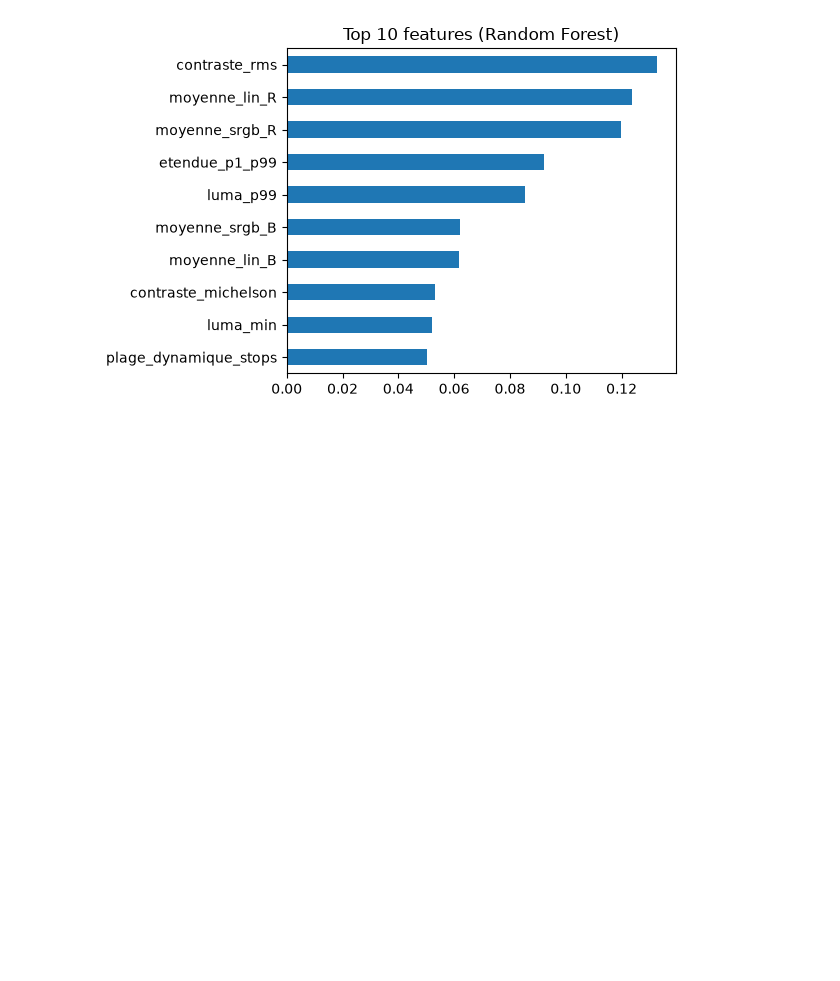
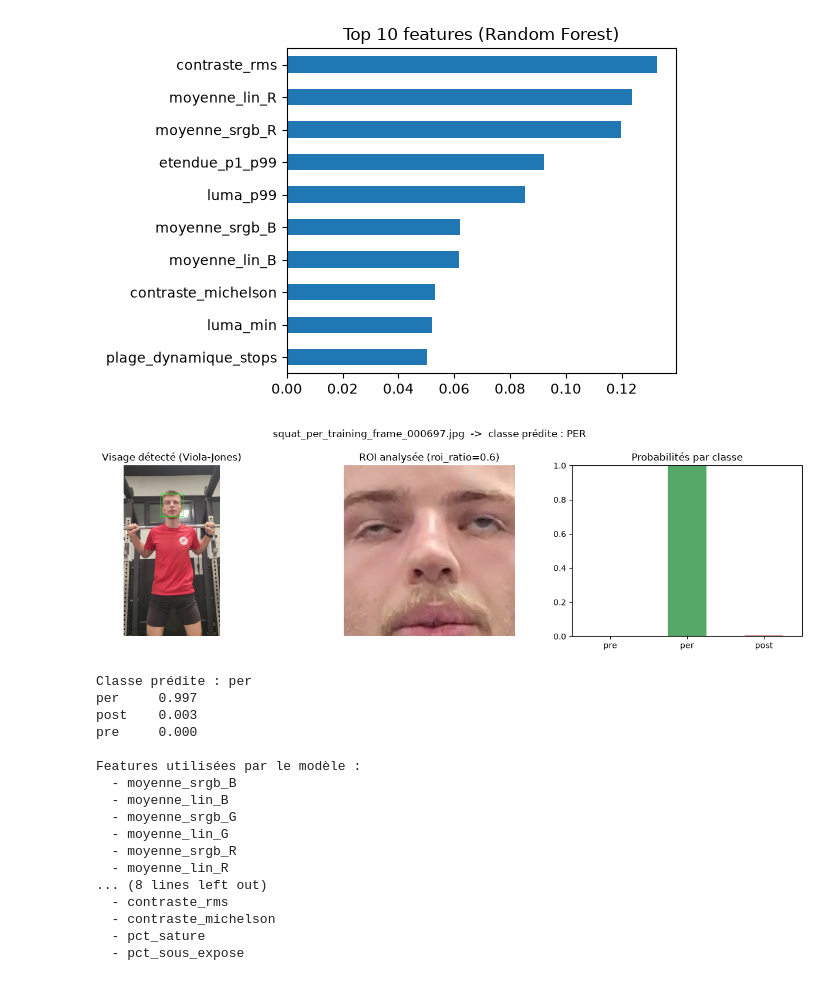
Before and after one commit to JoelSin-student/Computer-Vision-IEAP-project, a Jupyter notebook: src/colorimetry.ipynb, the cells around one changed output. Cells and saved outputs as stored; diff of their text form; code cells hidden in the pictures; blank space fills up the shorter version.

```diff
--- a/src/colorimetry.ipynb
+++ b/src/colorimetry.ipynb
@@ -153,7 +170,10 @@ def feature_plage_dynamique(img, eps=1e-4):
 ## Colorimetry function
 # %%
 def colorimetry(chemin, roi_ratio=0.6):
-    """Assemble tous les blocs de features sur le visage. Retourne None si pas de visage.
+    """Input : chemin de l'image à analyser, ratio de la région d'intérêt.
+    Output: dictionnaire de features colorimétriques.
+    Objectif : extraire les features colorimétriques d'une image.
+    Assemble tous les blocs de features sur le visage. Retourne None si pas de visage.
     Les prochains blocs (HSV, YCbCr, Lab, ITA...) s'ajouteront ici."""
     visage, bbox = detecter_visage(chemin, roi_ratio=roi_ratio)
     if visage is None:
@@ -277,3 +297,77 @@ Balanced accuracy : 0.963
 weighted avg       0.96      0.96      0.96       296
 [figure]
 [figure]
+# %%
+def tester_image(chemin, roi_ratio=0.6):
+    """Teste le modèle sur une image : visage détecté, features, classe prédite."""
+    chemin = Path(chemin)
+
+    # 1) Détection du visage (boîte complète pour l'affichage, ROI pour l'analyse)
+    img = cv2.imread(str(chemin))
+    if img is None:
+        raise FileNotFoundError(f"Image illisible : {chemin}")
+    visage, bbox = detecter_visage(img, roi_ratio=roi_ratio)
+    if visage is None:
+        print("Aucun visage détecté : impossible de classer cette image.")
+        return None
+
+    # 2) Features -> DataFrame avec les colonnes et l'ordre de l'entraînement
+    feats = colorimetry(chemin, roi_ratio=roi_ratio)
+    X = pd.DataFrame([feats])[FEATURES]
+
+    # 3) Prédiction
+    pred = modele_final.predict(X)[0]
+    proba = None
+    if hasattr(modele_final, "predict_proba"):
+        proba = pd.Series(modele_final.predict_proba(X)[0], index=modele_final.classes_)
+
+    # 4) Affichage : image annotée, ROI analysée, probabilités
+    x, y, w, h = bbox
+    annotee = img.copy()
+    cv2.rectangle(annotee, (x, y), (x + w, y + h), (0, 255, 0), 3)
+
+    fig, axes = plt.subplots(1, 3, figsize=(13, 4))
+    axes[0].imshow(cv2.cvtColor(annotee, cv2.COLOR_BGR2RGB))
+    axes[0].set_title("Visage détecté (Viola-Jones)")
+    axes[1].imshow(cv2.cvtColor(visage, cv2.COLOR_BGR2RGB))
+    axes[1].set_title(f"ROI analysée (roi_ratio={roi_ratio})")
+    if proba is not None:
+        proba.reindex(GROUPES).plot.bar(ax=axes[2], color=["#4C72B0", "#55A868", "#C44E52"])
+        axes[2].set_ylim(0, 1)
+        axes[2].set_title("Probabilités par classe")
+        axes[2].tick_params(axis="x", rotation=0)
+    for ax in axes[:2]:
+        ax.axis("off")
+    plt.suptitle(f"{chemin.name}  ->  classe prédite : {pred.upper()}", fontsize=12)
+    plt.tight_layout()
+    plt.show()
+
+    # 5) Features extraites (uniquement celles utilisées par le modèle)
+    print(f"Classe prédite : {pred}")
+    if proba is not None:
+        print(proba.round(3).to_string())
+    print("\nFeatures utilisées par le modèle :")
+    for f in FEATURES:
+        print(f"  - {f}")
+
+#tester une image
+tester_image("../dataset_computervision_LECSIN/dataset_squat/squat_per/squat_per_training_frame_000697.jpg")
+# %% [output]
+[figure, added]
+Classe prédite : per
+per     0.997
+post    0.003
+pre     0.000
+
+Features utilisées par le modèle :
+  - moyenne_srgb_B
+  - moyenne_lin_B
+  - moyenne_srgb_G
+  - moyenne_lin_G
+  - moyenne_srgb_R
+  - moyenne_lin_R
+... (8 lines left out)
+  - contraste_rms
+  - contraste_michelson
+  - pct_sature
+  - pct_sous_expose
```
Also changed, not shown: parts of 1 cell of this notebook.
